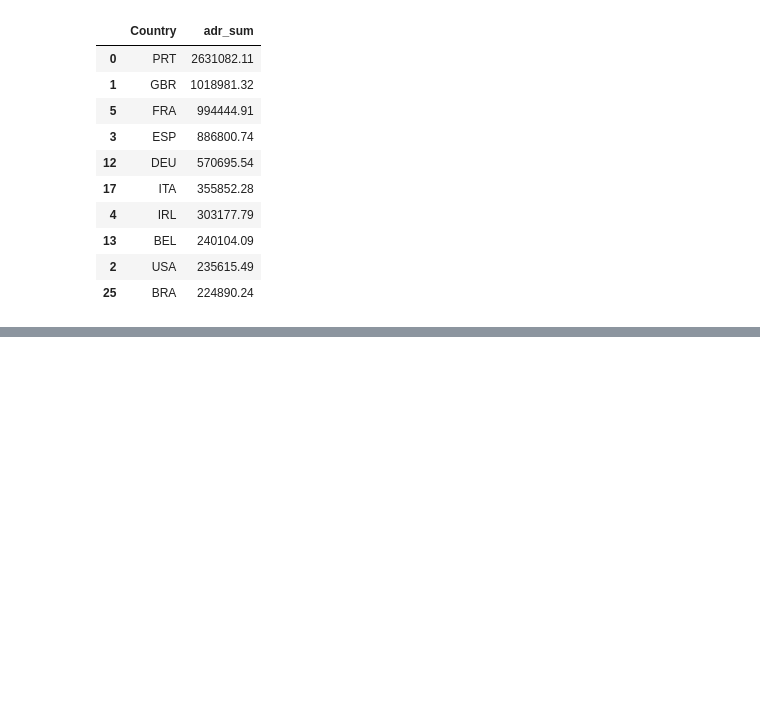
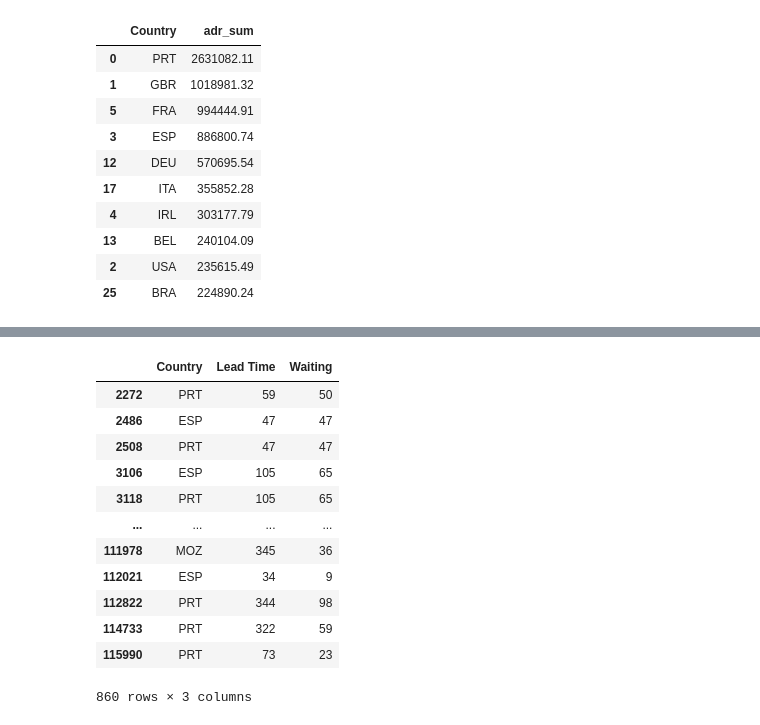
Before and after one commit to Hariharapanda-Deepak/Hotel_booking_Analysis, a Jupyter notebook: Deepak_Hotel_Booking_Analysis_Capstone_Project.ipynb, the cells around one changed output, grey strips where cells are left out. Cells and saved outputs as stored; diff of their text form; code cells hidden in the pictures; blank space fills up the shorter version.

```diff
--- a/Deepak_Hotel_Booking_Analysis_Capstone_Project.ipynb
+++ b/Deepak_Hotel_Booking_Analysis_Capstone_Project.ipynb
@@ -465,0 +528,16 @@ df1.head(10)
+# %%
+time_df
+# %% [output]
+|  | Country | Lead Time | Waiting |
+| 2272 | PRT | 59 | 50 |
+| 2486 | ESP | 47 | 47 |
+| 2508 | PRT | 47 | 47 |
+| 3106 | ESP | 105 | 65 |
+| 3118 | PRT | 105 | 65 |
+| ... | ... | ... | ... |
+| 111978 | MOZ | 345 | 36 |
+| 112021 | ESP | 34 | 9 |
+| 112822 | PRT | 344 | 98 |
+| 114733 | PRT | 322 | 59 |
+| 115990 | PRT | 73 | 23 |
+860 rows × 3 columns
```
Also changed, not shown: parts of 15 cells of this notebook.
